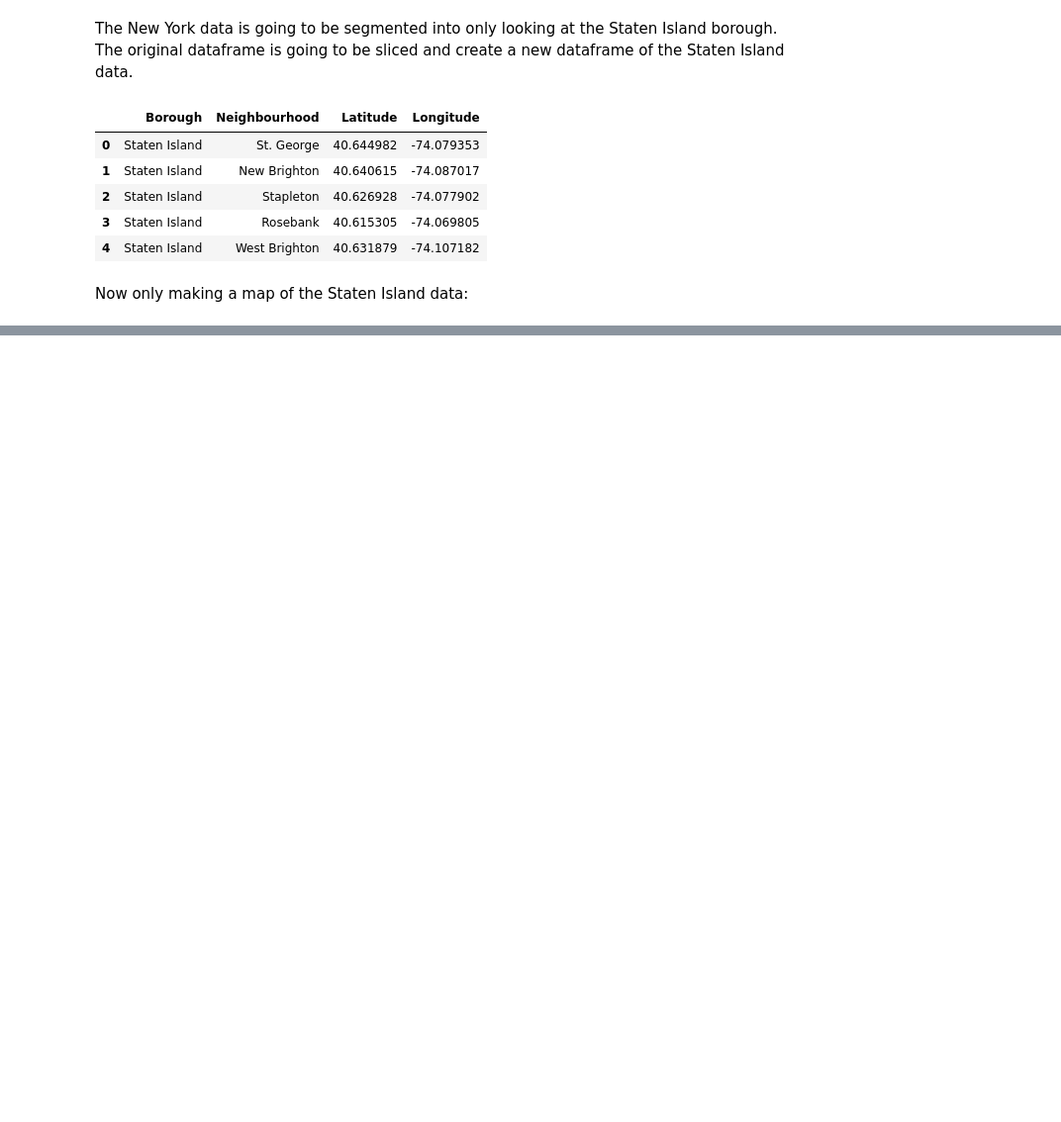
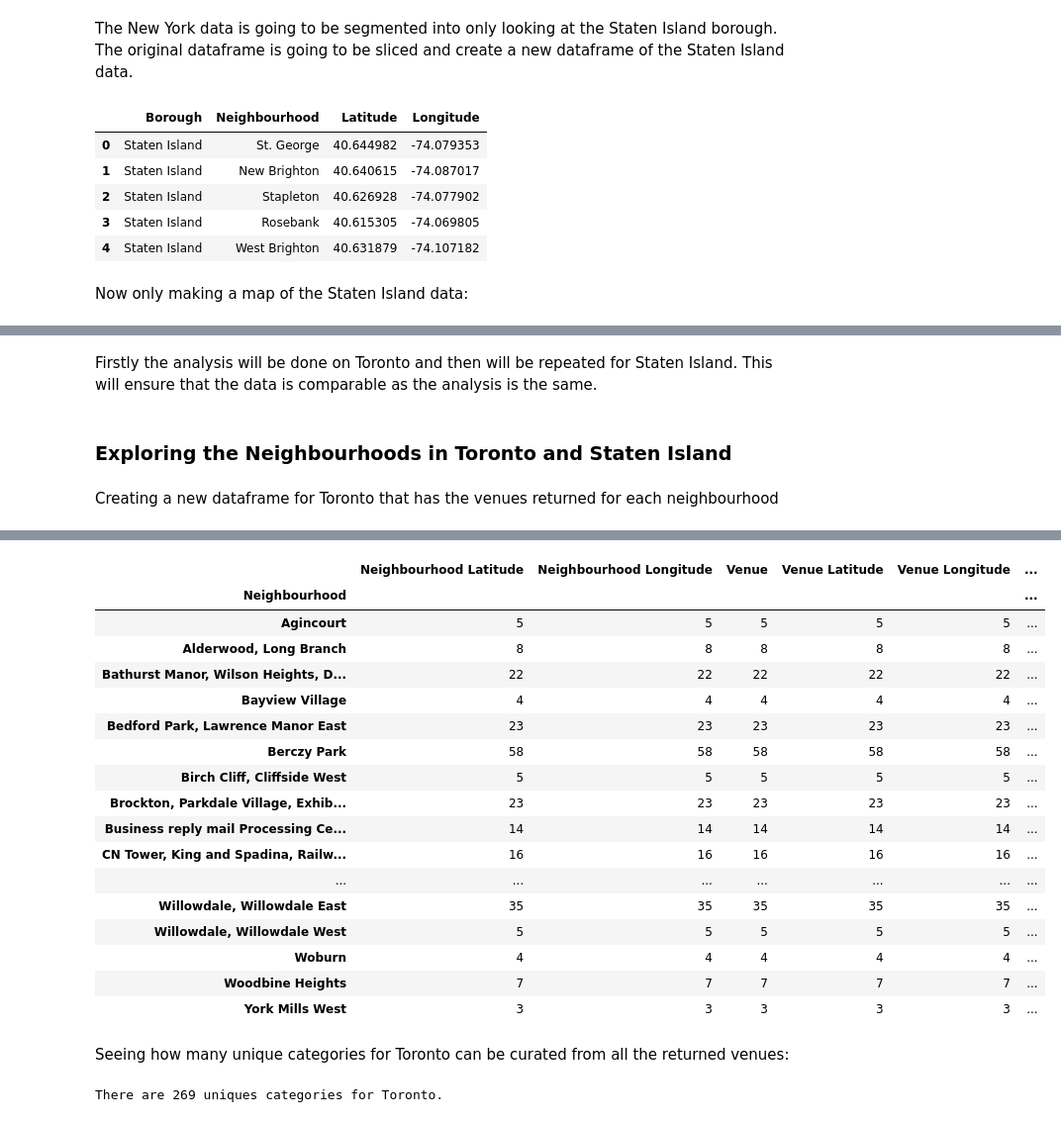
Before and after one commit to caitydows/coursera-capstone, a Jupyter notebook: Battle of the Neighbourhoods (Week 2).ipynb, the cells around one changed output, grey strips where cells are left out. Shown at 99% size. Cells and saved outputs as stored; diff of their text form; code cells hidden in the pictures; blank space fills up the shorter version.

```diff
--- a/Battle of the Neighbourhoods (Week 2).ipynb
+++ b/Battle of the Neighbourhoods (Week 2).ipynb
@@ -284,7 +284,7 @@ latitude = location.latitude
 longitude = location.longitude
 print('The geograpical coordinate of New York City are {}, {}.'.format(latitude, longitude))
 
-map_newyork = folium.Map(location=[latitude, longitude], zoom_start=11)
+map_newyork = folium.Map(location=[latitude, longitude], zoom_start=10)
 
 for lat, lng, borough, neighbourhood in zip(df_ny['Latitude'], df_ny['Longitude'], df_ny['Borough'], df_ny['Neighbourhood']):
     label = '{}, {}'.format(neighbourhood, borough)
@@ -346,0 +353,50 @@ map_staten
+# %% [markdown]
+Firstly the analysis will be done on Toronto and then will be repeated for Staten Island.  This will ensure that the data is comparable as the analysis is the same.
+# %% [markdown]
+### Exploring the Neighbourhoods in Toronto and Staten Island
+# %%
+def getNearbyVenues(names, latitudes, longitudes, radius=500):
+
+    venues_list=[]
+    for name, lat, lng in zip(names, latitudes, longitudes):
+        print(name)
+
+        url = 'https://api.foursquare.com/v2/venues/explore?&client_id={}&client_secret={}&v={}&ll={},{}&radius={}&limit={}'.format(
+            CLIENT_ID,
+            CLIENT_SECRET,
+            VERSION,
+            lat,
+            lng,
+            radius,
+            LIMIT)
+
+        results = requests.get(url).json()["response"]['groups'][0]['items']
+
+        venues_list.append([(
+            name,
+            lat,
+            lng,
+            v['venue']['name'],
+            v['venue']['location']['lat'],
+            v['venue']['location']['lng'],
+            v['venue']['categories'][0]['name']) for v in results])
+
+    nearby_venues = pd.DataFrame([item for venue_list in venues_list for item in venue_list])
+    nearby_venues.columns = ['Neighbourhood',
+                  'Neighbourhood Latitude',
+                  'Neighbourhood Longitude',
+                  'Venue',
+                  'Venue Latitude',
+                  'Venue Longitude',
+                  'Venue Category']
+
+    return(nearby_venues)
+# %% [markdown]
+Creating a new dataframe for Toronto that has the venues returned for each neighbourhood
+# %%
+toronto_venues = getNearbyVenues(names=df_toronto['Neighbourhood'],
+                                   latitudes=df_toronto['Latitude'],
+                                   longitudes=df_toronto['Longitude']
+                                  )
+toronto_venues.groupby('Neighbourhood').count()
+# %% [output]
@@ -346,0 +420,24 @@ map_staten
+|  | Neighbourhood Latitude | Neighbourhood Longitude | Venue | Venue Latitude | Venue Longitude | ... |
+| Neighbourhood |  |  |  |  |  | ... |
+| Agincourt | 5 | 5 | 5 | 5 | 5 | ... |
+| Alderwood, Long Branch | 8 | 8 | 8 | 8 | 8 | ... |
+| Bathurst Manor, Wilson Heights, D... | 22 | 22 | 22 | 22 | 22 | ... |
+| Bayview Village | 4 | 4 | 4 | 4 | 4 | ... |
+| Bedford Park, Lawrence Manor East | 23 | 23 | 23 | 23 | 23 | ... |
+| Berczy Park | 58 | 58 | 58 | 58 | 58 | ... |
+| Birch Cliff, Cliffside West | 5 | 5 | 5 | 5 | 5 | ... |
+| Brockton, Parkdale Village, Exhib... | 23 | 23 | 23 | 23 | 23 | ... |
+| Business reply mail Processing Ce... | 14 | 14 | 14 | 14 | 14 | ... |
+| CN Tower, King and Spadina, Railw... | 16 | 16 | 16 | 16 | 16 | ... |
+| ... | ... | ... | ... | ... | ... | ... |
+| Willowdale, Willowdale East | 35 | 35 | 35 | 35 | 35 | ... |
+| Willowdale, Willowdale West | 5 | 5 | 5 | 5 | 5 | ... |
+| Woburn | 4 | 4 | 4 | 4 | 4 | ... |
+| Woodbine Heights | 7 | 7 | 7 | 7 | 7 | ... |
+| York Mills West | 3 | 3 | 3 | 3 | 3 | ... |
+# %% [markdown]
+Seeing how many unique categories for Toronto can be curated from all the returned venues:
+# %%
+print('There are {} uniques categories for Toronto.'.format(len(toronto_venues['Venue Category'].unique())))
+# %% [output]
+There are 269 uniques categories for Toronto.
```
Also changed, not shown: parts of 32 cells of this notebook.
